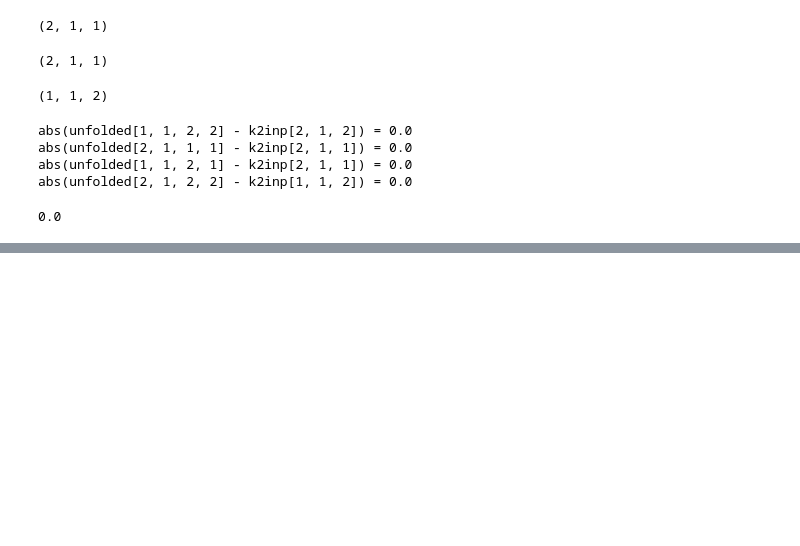
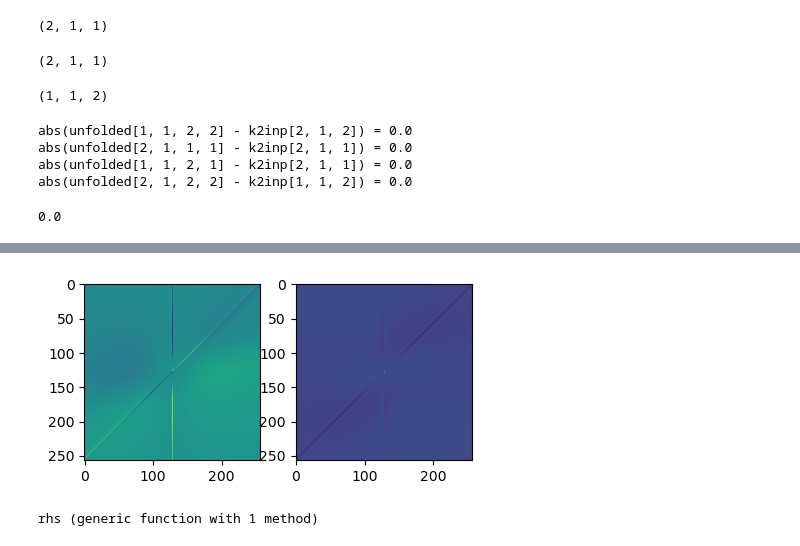
Before and after one commit to MFrankenbach/TCI4Keldysh, a Jupyter notebook: scripts/K2FDTs.ipynb, the cells around one changed output, grey strips where cells are left out. Saved outputs shown, nothing was run; the diff lists cells and outputs as text; code cells hidden in the pictures; blank space fills up the shorter version.

```diff
--- a/scripts/K2FDTs.ipynb
+++ b/scripts/K2FDTs.ipynb
@@ -173,0 +174,24 @@ argmax(abs.(K2pprime)) = CartesianIndex(17, 17, 2, 1, 1)
+# %%
+ws = 1:2^8+1
+# lhs
+fig, axs = subplots(1,2; figsize=(5,10))
+L = zeros(ComplexF64, length(ws), length(ws))
+for i in ws
+    for j in ws
+        L[i,j] = lhs(i,j)
+    end
+end
+axs[0].imshow(real.(L))
+axs[1].imshow(imag.(L))
+display(fig)
+# rhs
+wd1 = 1
+wd2 = 2
+function rhs(w1::Int,w2::Int)
+    w_int = K2pmat * [w1,w2] .+ s
+    return Nbos(ωint[wd1][w_int[wd1]]) * (conj(K2pprime[w1,w2,2,1,1]) - K2pprime[w1,w2,2,1,1]) +
+            Nfer(ωint[wd2][w_int[wd2]]) * (conj(K2pprime[w1,w2,2,1,1]) - K2pprime[w1,w2,1,1,2])
+end
+# %% [output]
+[figure, added]
+rhs (generic function with 1 method)
```
Also changed, not shown: parts of 4 cells of this notebook.
